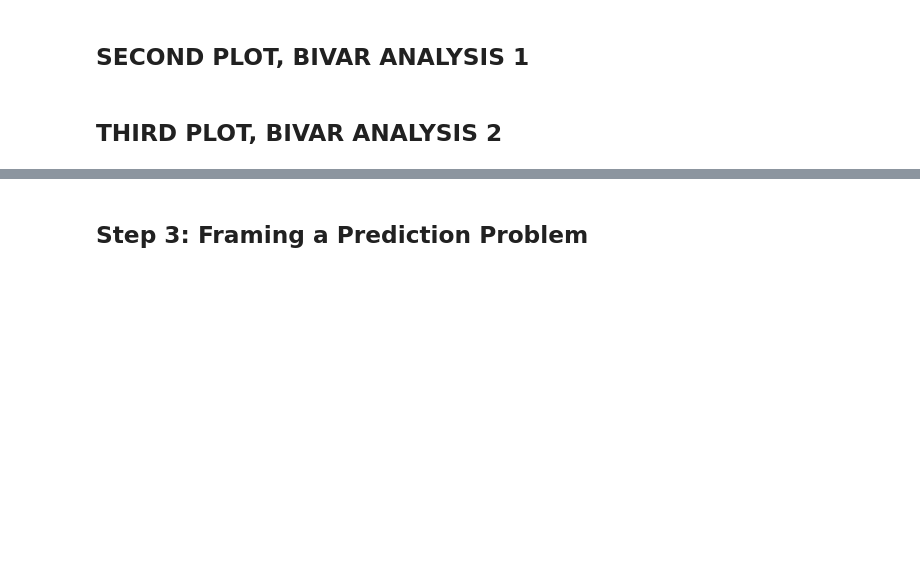
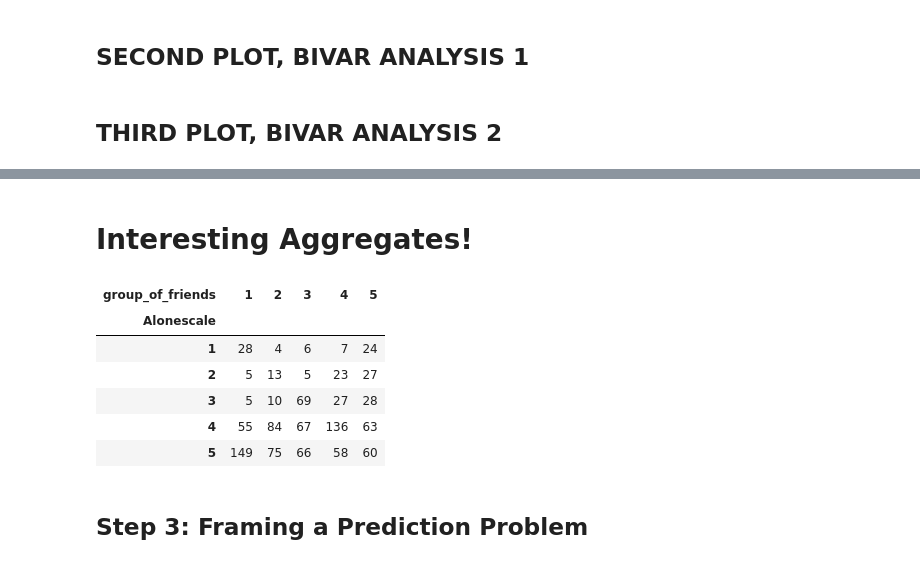
Before and after one commit to pxyi0126/398_mtf, a Jupyter notebook: temps.ipynb, the cells around one changed output, grey strips where cells are left out. Saved outputs shown, nothing was run; the diff lists cells and outputs as text; code cells hidden in the pictures; blank space fills up the shorter version.

```diff
--- a/temps.ipynb
+++ b/temps.ipynb
@@ -363,7 +363,7 @@ fig.write_html("/Users/macbook/Desktop/EECS389/398_mtf/plot2HM.html", include_pl
 # %% [markdown]
 ## THIRD PLOT, BIVAR ANALYSIS 2
 # %%
-dfscat["V5324"] = dfscat["V5324"].replace({'AGREE:(5)':'AGREE:(5)',"MOST AGR:(4)":'AGREE:(5)',
+dfscat["V5324"] = dfscat["V5324"].replace({'AGREE:(5)':5,"MOST AGR:(4)":4,
 "NEITHER:(3)":3,"MOST DIS:(2)":2,"DISAGREE:(1)":1,"MISSING:(-9)":-9})
 dfscat.drop(dfscat[dfscat["V5324"] == -9].index, inplace=True)
 
@@ -378,6 +388,23 @@ px.box(dfscat, x="V2150", y="V5324", title="Sex and Social Networks Size (Friend
        labels={"V2150":"Sex", "V5324":"Cosistent group of friends?"})
 # %%
 fig.write_html("/Users/macbook/Desktop/EECS389/398_mtf/plot3BS.html", include_plotlyjs='cdn')
+# %% [markdown]
+# Interesting Aggregates!
+# %%
+dfscat["V5321"] = dfscat["V5321"].replace({'AGREE:(5)':5,"MOST AGR:(4)":4,'NEITHER:(3)':3,'MOST DIS:(2)':2,"DISAGREE:(1)":1})
+Alonescale = dfscat["V5324"].copy().rename("Alonescale")
+group_of_friends =  dfscat["V5321"].copy().rename("group_of_friends")
+
+pivot_table = pd.crosstab(Alonescale, group_of_friends)
+pivot_table
+# %% [output]
+| group_of_friends | 1 | 2 | 3 | 4 | 5 |
+| Alonescale |  |  |  |  |  |
+| 1 | 28 | 4 | 6 | 7 | 24 |
+| 2 | 5 | 13 | 5 | 23 | 27 |
+| 3 | 5 | 10 | 69 | 27 | 28 |
+| 4 | 55 | 84 | 67 | 136 | 63 |
+| 5 | 149 | 75 | 66 | 58 | 60 |
 # %% [markdown]
 ## Step 3: Framing a Prediction Problem
 # %%
```
Also changed, not shown: parts of 1 cell of this notebook, 1 other file.
